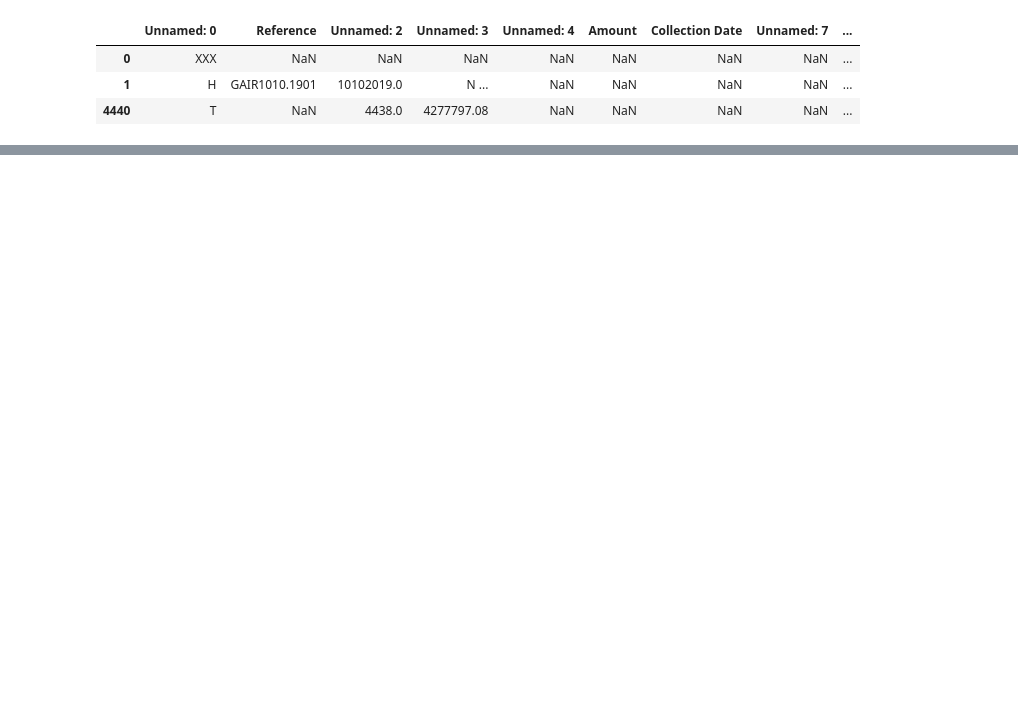
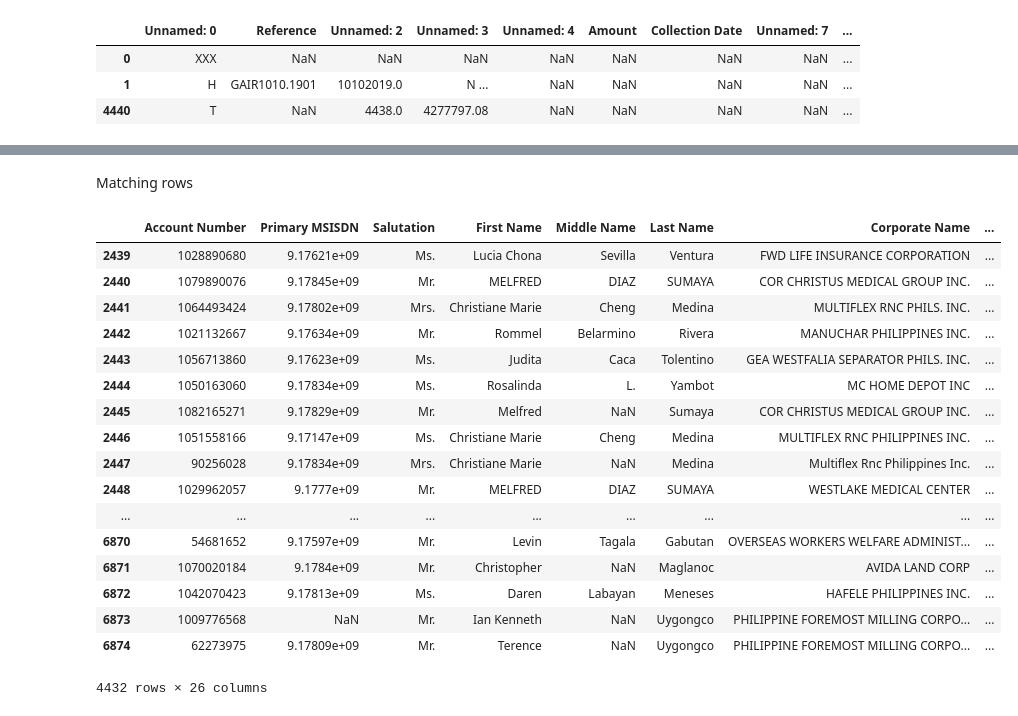
Before and after one commit to suman1051/Python_training, a Jupyter notebook: Raffy.ipynb, the cells around one changed output, grey strips where cells are left out. Drawn from its saved outputs; the diff is of its cells as text; code cells hidden in the pictures; blank space fills up the shorter version.

```diff
--- a/Raffy.ipynb
+++ b/Raffy.ipynb
@@ -147,0 +92,9 @@ pd.merge(set1OR, set2OR, left_on='OR No.', right_on= 'Raffy', how='inner')
+# %%
+common_OR = []
+for item_set1 in set2[-set2['Raffy'].isnull()]['Raffy']:
+    if item_set1 in set(set1['OR No.']):
+        common_OR.append(item_set1)
+# %%
+common_OR = list(dict.fromkeys(common_OR))
+# %%
+common_OR = pd.DataFrame(common_OR,columns=['OR'])
@@ -147,0 +110,25 @@ pd.merge(set1OR, set2OR, left_on='OR No.', right_on= 'Raffy', how='inner')
+# %%
+a = pd.merge(set2,common_OR,left_on='Raffy',right_on='OR', how='left' )
+# %% [markdown]
+Matching rows
+# %%
+a[a['OR'].notnull()]
+# %% [output]
+|  | Account Number | Primary MSISDN | Salutation | First Name | Middle Name | Last Name | Corporate Name | ... |
+| 2439 | 1028890680 | 9.17621e+09 | Ms. | Lucia Chona | Sevilla | Ventura | FWD LIFE INSURANCE CORPORATION | ... |
+| 2440 | 1079890076 | 9.17845e+09 | Mr. | MELFRED | DIAZ | SUMAYA | COR CHRISTUS MEDICAL GROUP INC. | ... |
+| 2441 | 1064493424 | 9.17802e+09 | Mrs. | Christiane Marie | Cheng | Medina | MULTIFLEX RNC PHILS. INC. | ... |
+| 2442 | 1021132667 | 9.17634e+09 | Mr. | Rommel | Belarmino | Rivera | MANUCHAR PHILIPPINES INC. | ... |
+| 2443 | 1056713860 | 9.17623e+09 | Ms. | Judita | Caca | Tolentino | GEA WESTFALIA SEPARATOR PHILS. INC. | ... |
+| 2444 | 1050163060 | 9.17834e+09 | Ms. | Rosalinda | L. | Yambot | MC HOME DEPOT INC | ... |
+| 2445 | 1082165271 | 9.17829e+09 | Mr. | Melfred | NaN | Sumaya | COR CHRISTUS MEDICAL GROUP INC. | ... |
+| 2446 | 1051558166 | 9.17147e+09 | Ms. | Christiane Marie | Cheng | Medina | MULTIFLEX RNC PHILIPPINES INC. | ... |
+| 2447 | 90256028 | 9.17834e+09 | Mrs. | Christiane Marie | NaN | Medina | Multiflex Rnc Philippines Inc. | ... |
+| 2448 | 1029962057 | 9.1777e+09 | Mr. | MELFRED | DIAZ | SUMAYA | WESTLAKE MEDICAL CENTER | ... |
+| ... | ... | ... | ... | ... | ... | ... | ... | ... |
+| 6870 | 54681652 | 9.17597e+09 | Mr. | Levin | Tagala | Gabutan | OVERSEAS WORKERS WELFARE ADMINIST... | ... |
+| 6871 | 1070020184 | 9.1784e+09 | Mr. | Christopher | NaN | Maglanoc | AVIDA LAND CORP | ... |
+| 6872 | 1042070423 | 9.17813e+09 | Ms. | Daren | Labayan | Meneses | HAFELE PHILIPPINES INC. | ... |
+| 6873 | 1009776568 | NaN | Mr. | Ian Kenneth | NaN | Uygongco | PHILIPPINE FOREMOST MILLING CORPO... | ... |
+| 6874 | 62273975 | 9.17809e+09 | Mr. | Terence | NaN | Uygongco | PHILIPPINE FOREMOST MILLING CORPO... | ... |
+4432 rows × 26 columns
```
Also changed, not shown: parts of 26 cells of this notebook.
